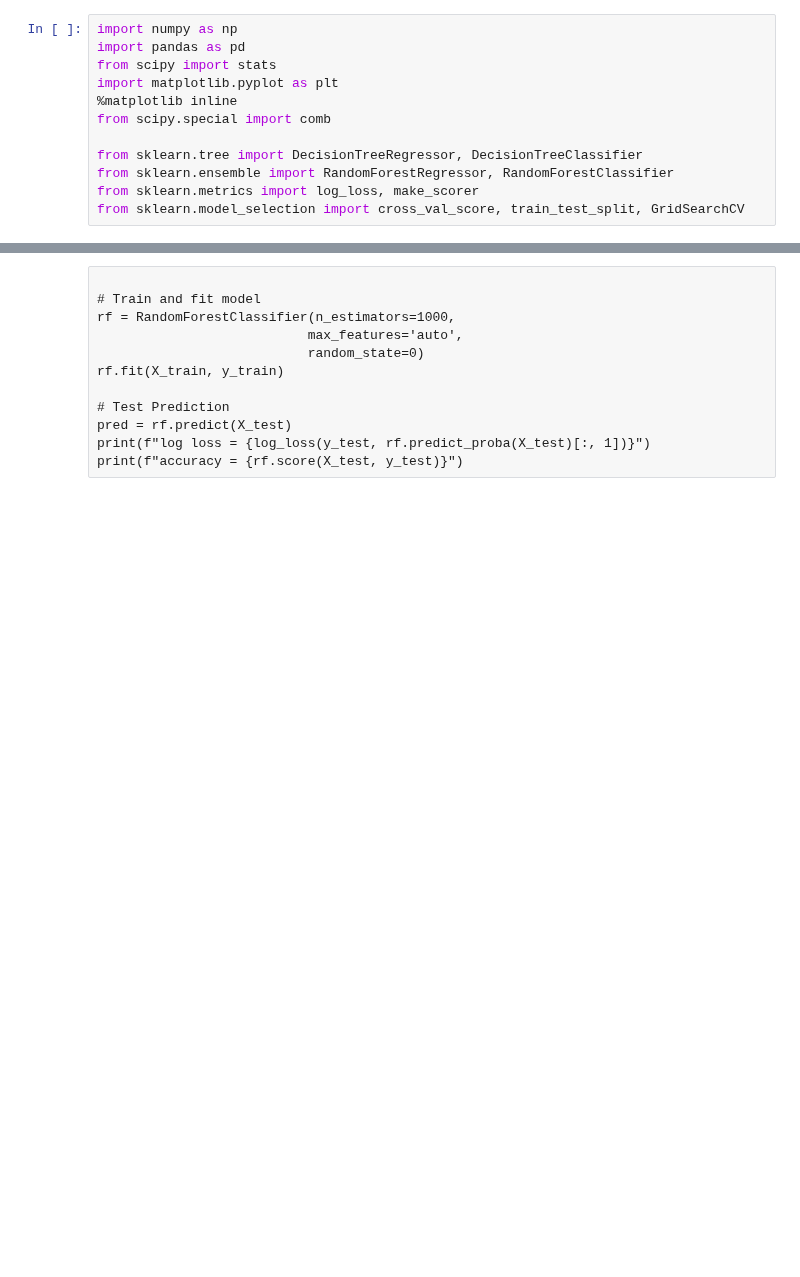
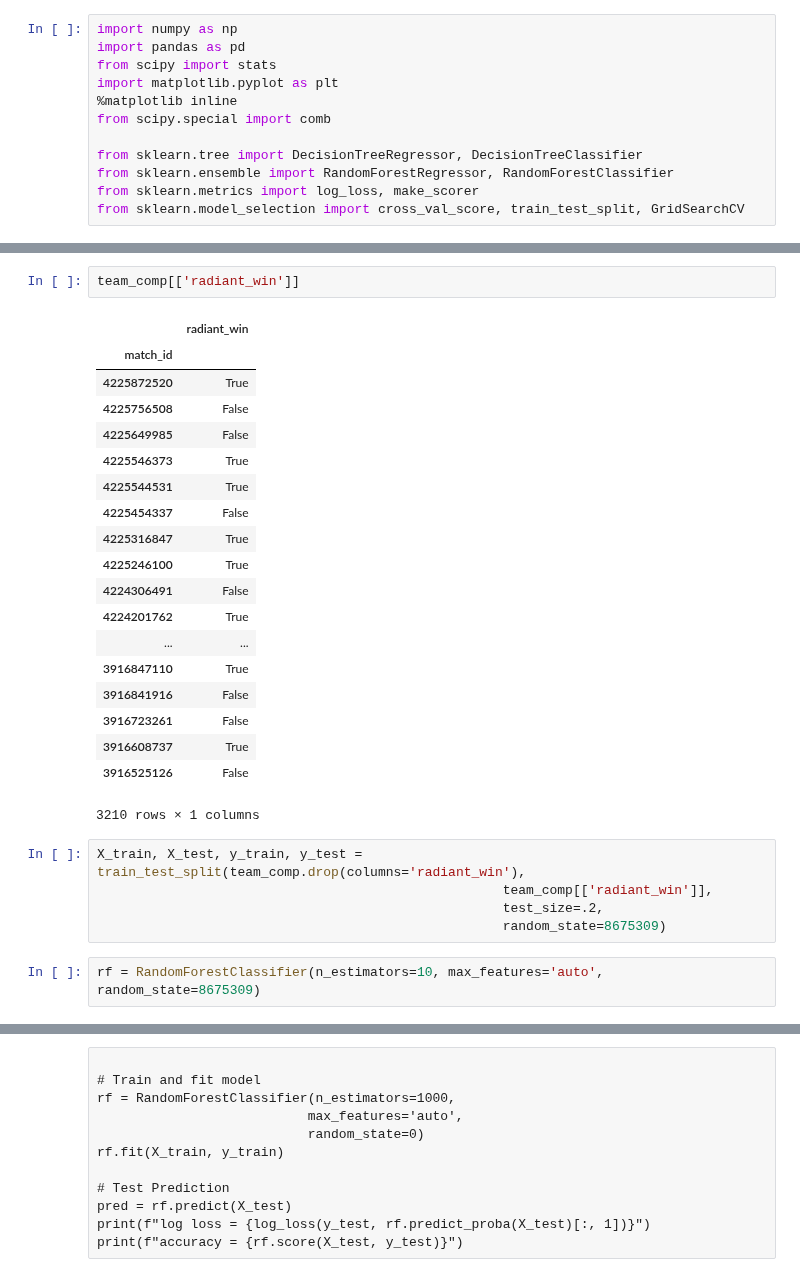
Before and after one commit to CowardlyBattleCat/DotaScience, a Jupyter notebook: DotaScience_model_fitting.ipynb, the cells around one changed output, grey strips where cells are left out. Cells and saved outputs as stored; diff of their text form; blank space fills up the shorter version.

```diff
--- a/DotaScience_model_fitting.ipynb
+++ b/DotaScience_model_fitting.ipynb
@@ -12,0 +45,29 @@ from sklearn.model_selection import cross_val_score, train_test_split, GridSearc
+# %%
+team_comp[['radiant_win']]
+# %% [output]
+|  | radiant_win |
+| match_id |  |
+| 4225872520 | True |
+| 4225756508 | False |
+| 4225649985 | False |
+| 4225546373 | True |
+| 4225544531 | True |
+| 4225454337 | False |
+| 4225316847 | True |
+| 4225246100 | True |
+| 4224306491 | False |
+| 4224201762 | True |
+| ... | ... |
+| 3916847110 | True |
+| 3916841916 | False |
+| 3916723261 | False |
+| 3916608737 | True |
+| 3916525126 | False |
+3210 rows × 1 columns
+# %%
+X_train, X_test, y_train, y_test = train_test_split(team_comp.drop(columns='radiant_win'),
+                                                    team_comp[['radiant_win']],
+                                                    test_size=.2,
+                                                    random_state=8675309)
+# %%
+rf = RandomForestClassifier(n_estimators=10, max_features='auto', random_state=8675309)
```
Also changed, not shown: parts of 4 cells of this notebook.
